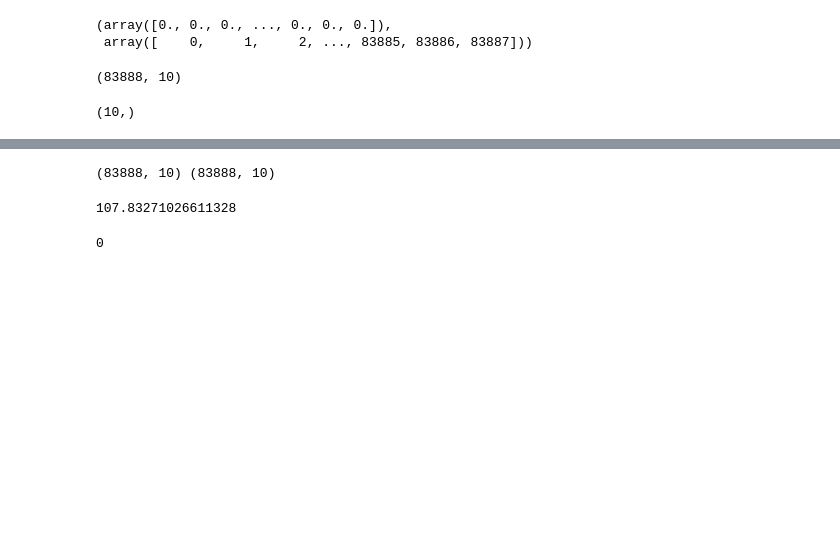
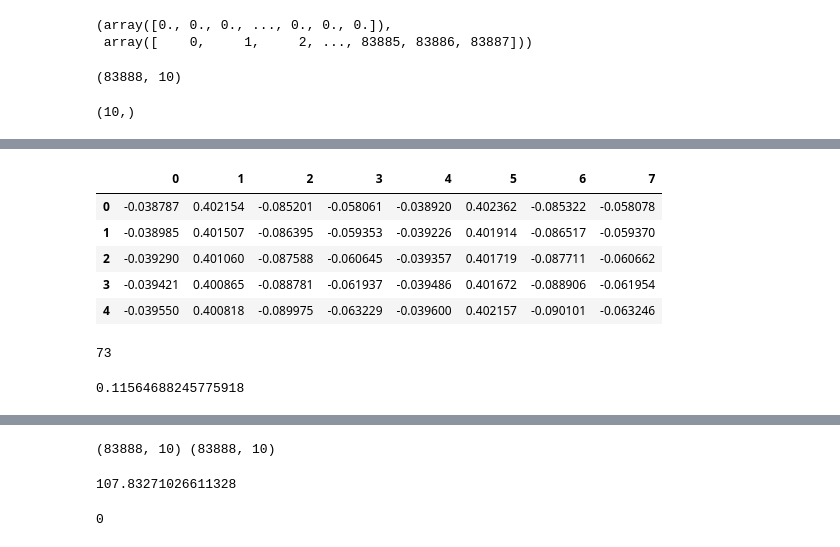
Before and after one commit to runopti/iros, a Jupyter notebook: learning_transfer_func.ipynb, the cells around one changed output, grey strips where cells are left out. Cells and saved outputs as stored; diff of their text form; code cells hidden in the pictures; blank space fills up the shorter version.

```diff
--- a/learning_transfer_func.ipynb
+++ b/learning_transfer_func.ipynb
@@ -59,0 +91,3 @@ np.mean(small['D'], axis=0).shape
+# %%
+big_dict = condition_data_on_action(big)
+small_dict = condition_data_on_action(small)
@@ -59,0 +230,30 @@ np.mean(small['D'], axis=0).shape
+# %%
+# Step 1: Normalize the training data
+def compute_normalization_parameters(data):
+    """
+    Compute normalization parameters (min, max per feature)
+    :param data: matrix with data organized by rows [num_samples x num_features]
+    :return: min and max per feautre as row matrices of dimension [1 x num_variables]
+    """
+    min_param = np.min(data, axis=0)
+    max_param = np.max(data, axis=0)
+    return np.expand_dims(min_param, 0), np.expand_dims(max_param, 0)
+
+def normalize_data_per_row(data, min_param, max_param):
+    """
+    Normalize a given matrix of data (samples must be organized per row)
+    :param data: input data
+    :param min_param: min (for each feature) for normalization
+    :param max_param: max (for each feature) for normalization
+    :return: normalized data, (data - min_param) / max_param - min_param
+    """
+    # sanity checks!
+    assert len(data.shape) == 2, "Expected the input data to be a 2D matrix"
+    assert data.shape[1] == min_param.shape[1], "Data - min_param size mismatch ({} vs {})".format(data.shape[1], min_param.shape[1])
+    assert data.shape[1] == max_param.shape[1], "Data - max_param size mismatch ({} vs {})".format(data.shape[1], max_param.shape[1])
+
+    # TODO. Complete. Replace the line below with code to whitten the data.
+    normalized_data = np.divide(data - min_param, max_param - min_param)
+    mean = np.mean(normalized_data, axis=0)
+    mean_centered_data = normalized_data - np.expand_dims(mean, 0)
+    return mean_centered_data
@@ -59,0 +403,17 @@ np.mean(small['D'], axis=0).shape
+# %%
+pd.DataFrame(prepare_data(np.array(small_dict['left_down']))).head()
+# %% [output]
+|  | 0 | 1 | 2 | 3 | 4 | 5 | 6 | 7 |
+| 0 | -0.038787 | 0.402154 | -0.085201 | -0.058061 | -0.038920 | 0.402362 | -0.085322 | -0.058078 |
+| 1 | -0.038985 | 0.401507 | -0.086395 | -0.059353 | -0.039226 | 0.401914 | -0.086517 | -0.059370 |
+| 2 | -0.039290 | 0.401060 | -0.087588 | -0.060645 | -0.039357 | 0.401719 | -0.087711 | -0.060662 |
+| 3 | -0.039421 | 0.400865 | -0.088781 | -0.061937 | -0.039486 | 0.401672 | -0.088906 | -0.061954 |
+| 4 | -0.039550 | 0.400818 | -0.089975 | -0.063229 | -0.039600 | 0.402157 | -0.090101 | -0.063246 |
+# %%
+print(len(T_list))
+# %% [output]
+73
+# %%
+print(np.mean(dist_list[1]))
+# %% [output]
+0.11564688245775918
```
Also changed, not shown: parts of 35 cells of this notebook, 2 other files.
